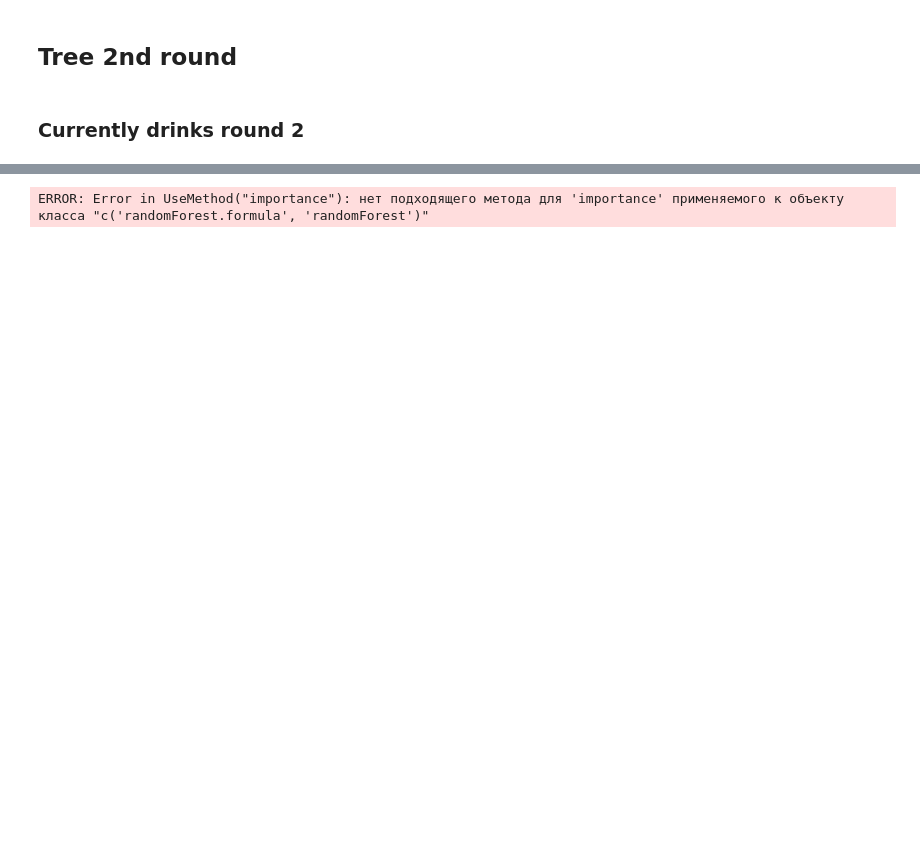
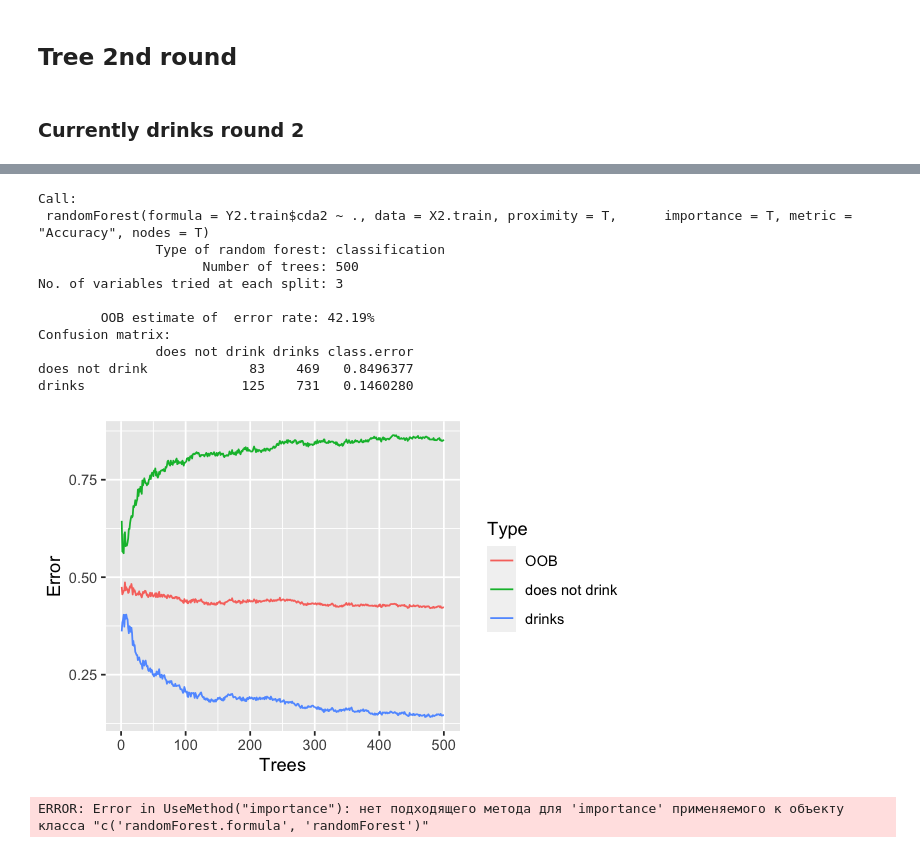
Before and after one commit to azhar27/CompStat, a Jupyter notebook: project.ipynb, the cells around one changed output, grey strips where cells are left out. Cells and saved outputs as stored; diff of their text form; code cells hidden in the pictures; blank space fills up the shorter version.

```diff
--- a/project.ipynb
+++ b/project.ipynb
@@ -305,3 +151,21 @@ drinks                    186   1040   0.1517129
+# %%
+source('auxiliary/cda2.R')
+rf.cda2
+ggplot(data=oob.error.data, aes(x=Trees, y=Error)) + geom_line(aes(color=Type))
+options(repr.plot.width=5, repr.plot.height=3)
+# %% [output]
+Call:
+ randomForest(formula = Y2.train$cda2 ~ ., data = X2.train, proximity = T,      importance = T, metric = "Accuracy", nodes = T)
+               Type of random forest: classification
+                     Number of trees: 500
+No. of variables tried at each split: 3
+
+        OOB estimate of  error rate: 42.19%
+Confusion matrix:
+               does not drink drinks class.error
+does not drink             83    469   0.8496377
+drinks                    125    731   0.1460280
+[figure, added]
 # %%
 importance(rf.cda2)
 # %% [output]
```
Also changed, not shown: parts of 23 cells of this notebook, 5 other files.
